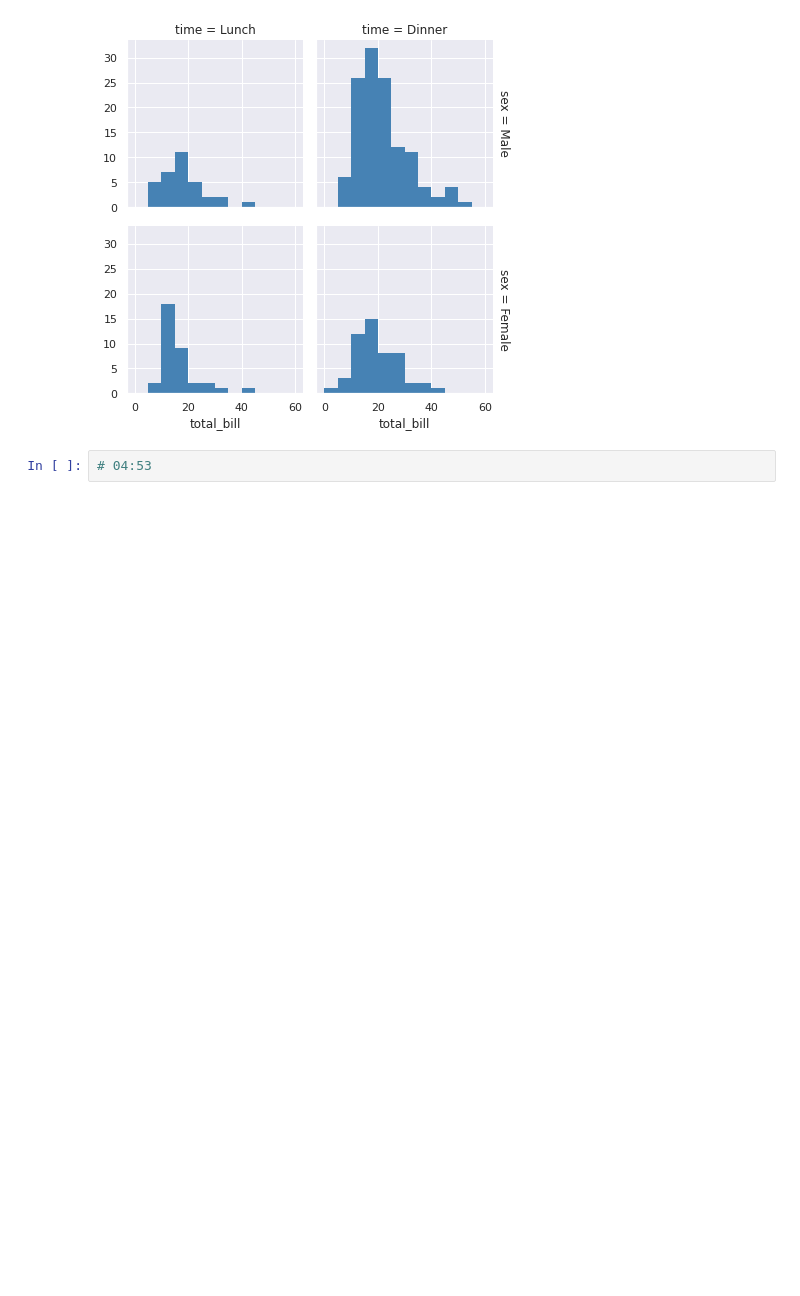
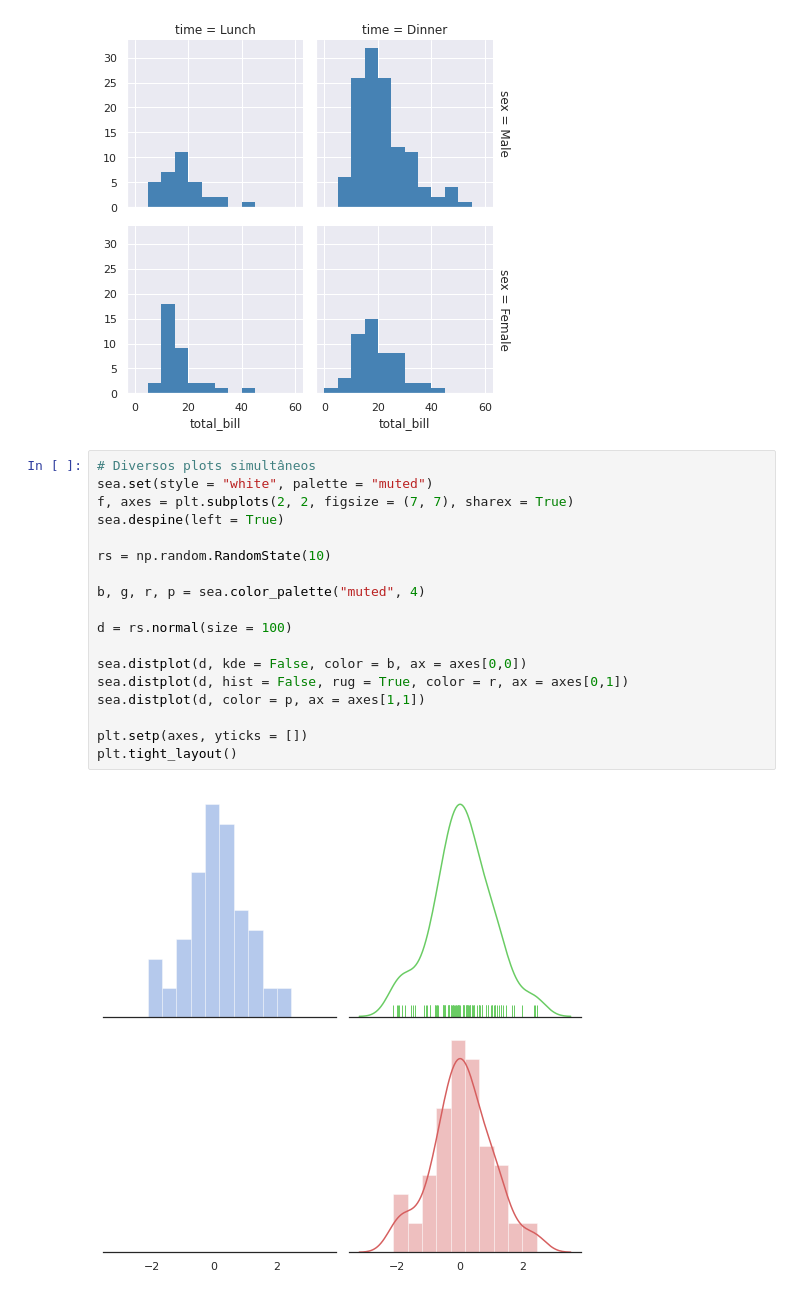
Before and after one commit to leonardodamata/Python_Analise_Dados, a Jupyter notebook: seaborn.ipynb, the cells around one changed output. Cells and saved outputs as stored; diff of their text form; blank space fills up the shorter version.

```diff
--- a/seaborn.ipynb
+++ b/seaborn.ipynb
@@ -143,4 +145,22 @@ g.map(plt.hist, "total_bill", color = "steelblue", bins = bins, lw = 0);
 # %% [output]
 [figure]
 # %%
-# 04:53
+# Diversos plots simultâneos
+sea.set(style = "white", palette = "muted")
+f, axes = plt.subplots(2, 2, figsize = (7, 7), sharex = True)
+sea.despine(left = True)
+
+rs = np.random.RandomState(10)
+
+b, g, r, p = sea.color_palette("muted", 4)
+
+d = rs.normal(size = 100)
+
+sea.distplot(d, kde = False, color = b, ax = axes[0,0])
+sea.distplot(d, hist = False, rug = True, color = r, ax = axes[0,1])
+sea.distplot(d, color = p, ax = axes[1,1])
+
+plt.setp(axes, yticks = [])
+plt.tight_layout()
+# %% [output]
+[figure, added]
```
Also changed, not shown: parts of 16 cells of this notebook, 1 other file.
